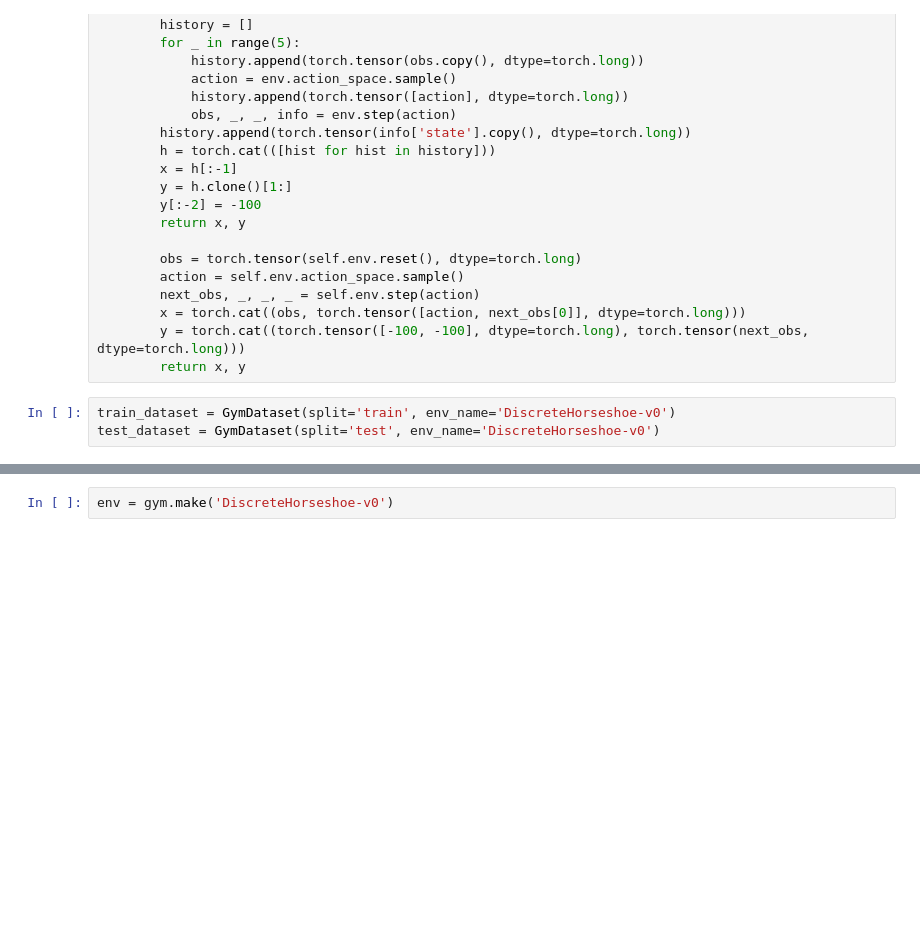
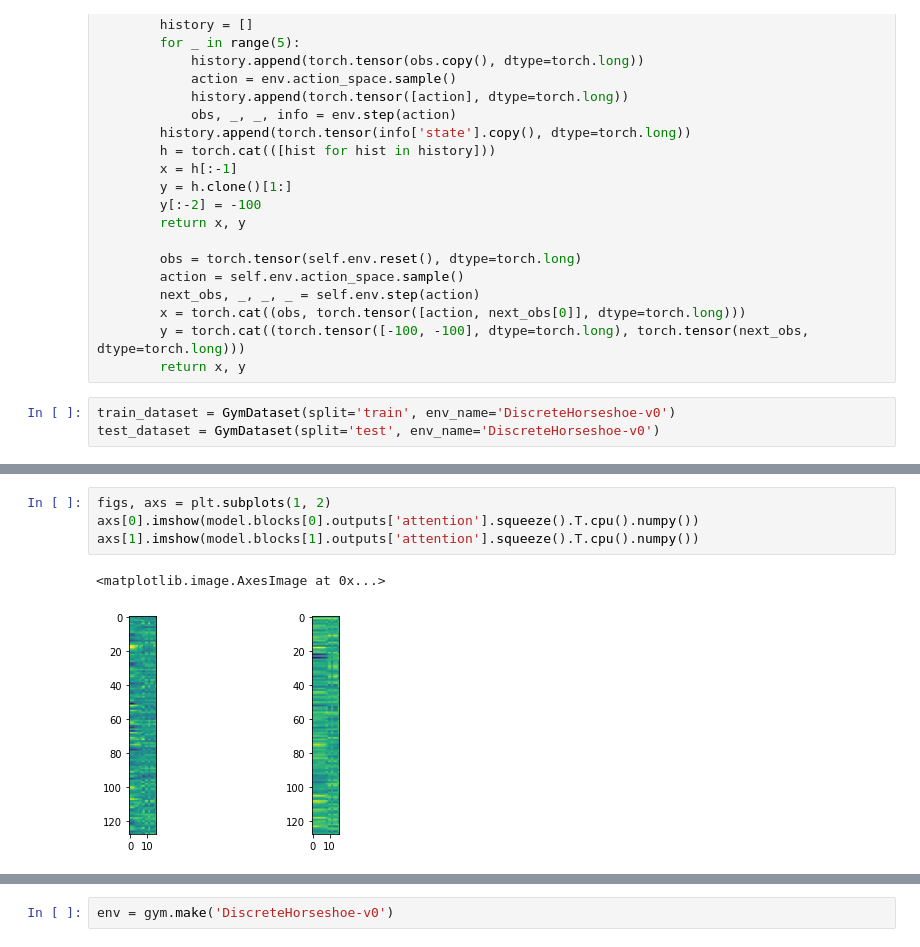
Before and after one commit to kevslinger/minGPT, a Jupyter notebook: play_gym.ipynb, the cells around one changed output, grey strips where cells are left out. Drawn from its saved outputs; the diff is of its cells as text; blank space fills up the shorter version.

```diff
--- a/play_gym.ipynb
+++ b/play_gym.ipynb
@@ -161,0 +212,7 @@ array([ 0, 10], dtype=uint8)
+# %%
+figs, axs = plt.subplots(1, 2)
+axs[0].imshow(model.blocks[0].outputs['attention'].squeeze().T.cpu().numpy())
+axs[1].imshow(model.blocks[1].outputs['attention'].squeeze().T.cpu().numpy())
+# %% [output]
+<matplotlib.image.AxesImage at 0x...>
+[figure, added]
```
Also changed, not shown: parts of 19 cells of this notebook, 4 other files.
